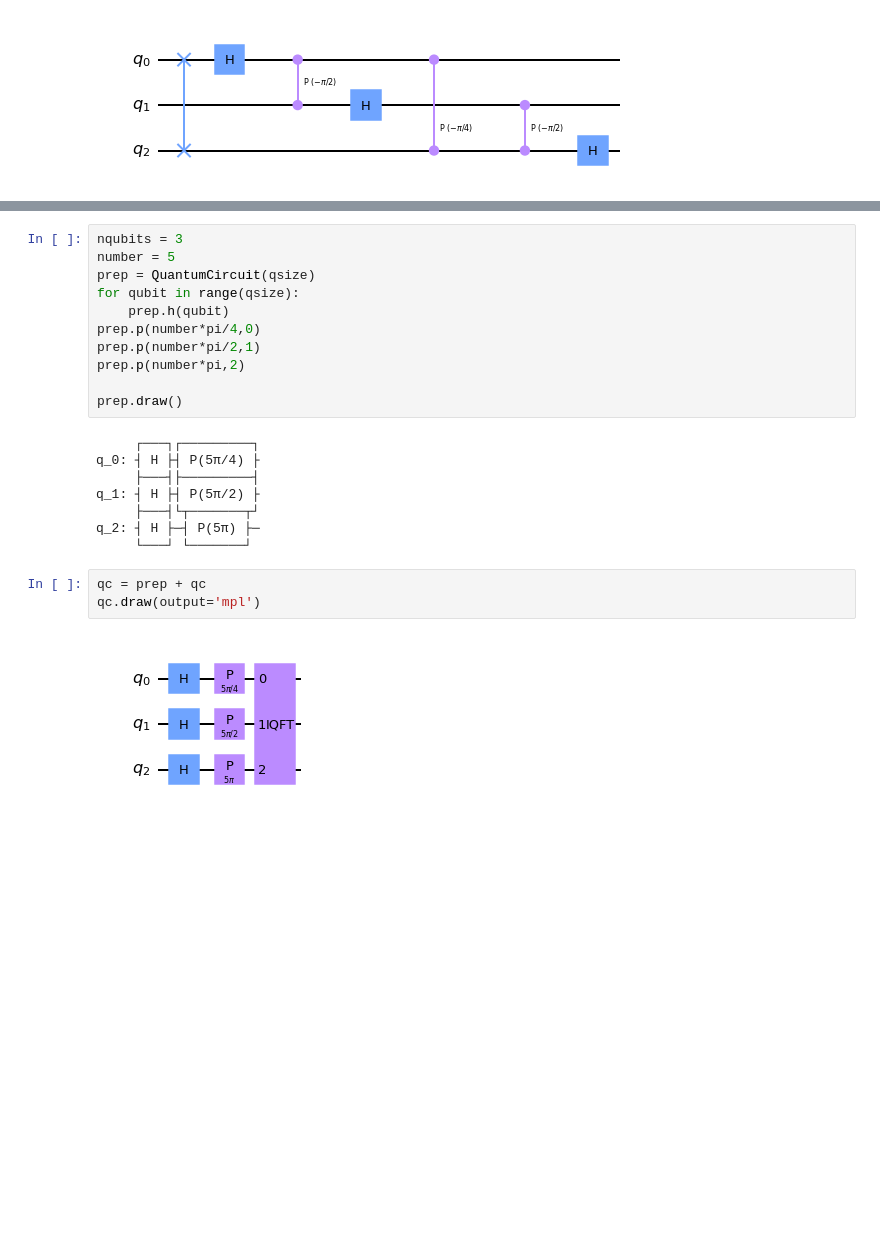
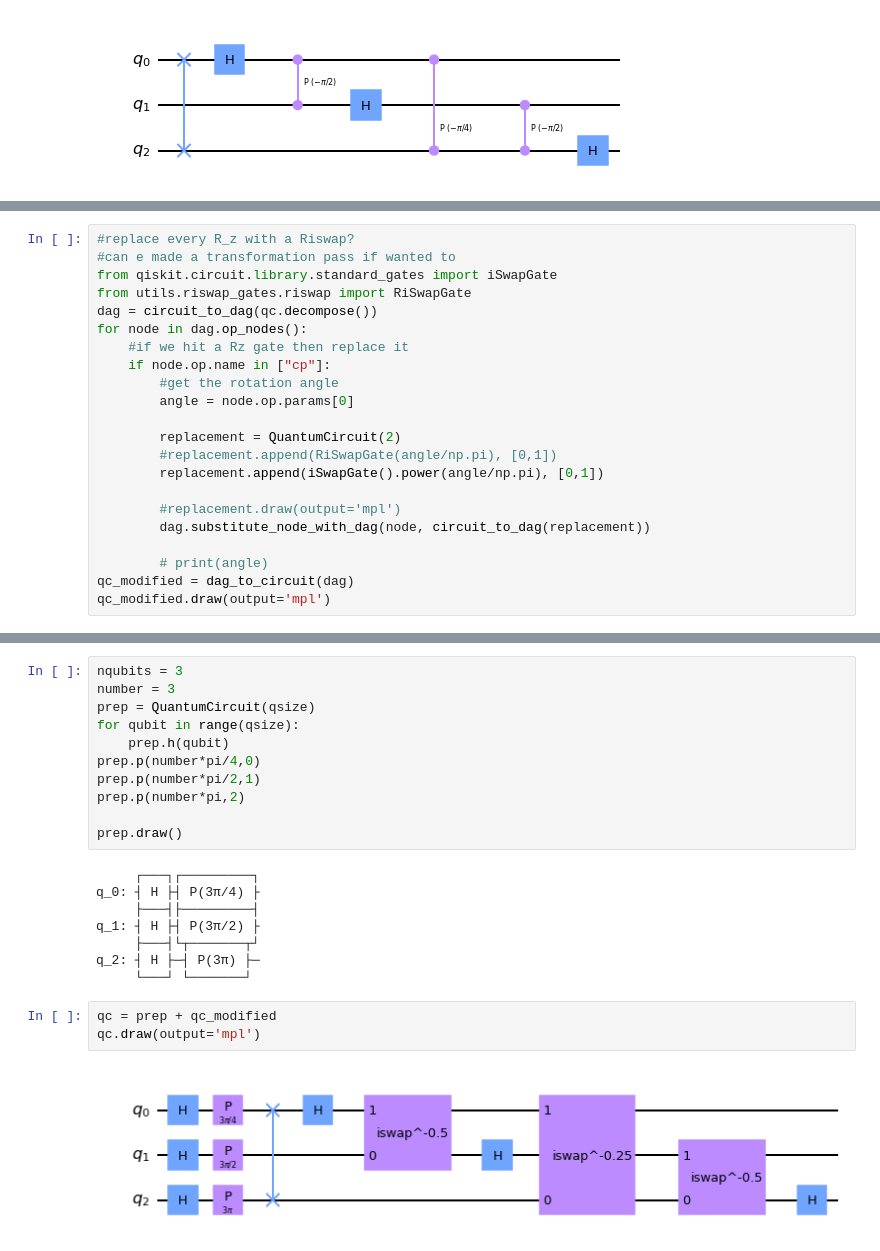
Before and after one commit to Pitt-JonesLab/clonk_transpilation, a Jupyter notebook: benchmark_suite/qft_debug.ipynb, the cells around one changed output, grey strips where cells are left out. Saved outputs shown, nothing was run; the diff lists cells and outputs as text; blank space fills up the shorter version.

```diff
--- a/benchmark_suite/qft_debug.ipynb
+++ b/benchmark_suite/qft_debug.ipynb
@@ -60,0 +62,22 @@ qc.decompose().draw(output='mpl')
+# %%
+#replace every R_z with a Riswap?
+#can e made a transformation pass if wanted to
+from qiskit.circuit.library.standard_gates import iSwapGate
+from utils.riswap_gates.riswap import RiSwapGate
+dag = circuit_to_dag(qc.decompose())
+for node in dag.op_nodes():
+    #if we hit a Rz gate then replace it
+    if node.op.name in ["cp"]:
+        #get the rotation angle
+        angle = node.op.params[0]
+
+        replacement = QuantumCircuit(2)
+        #replacement.append(RiSwapGate(angle/np.pi), [0,1])
+        replacement.append(iSwapGate().power(angle/np.pi), [0,1])
+
+        #replacement.draw(output='mpl')
+        dag.substitute_node_with_dag(node, circuit_to_dag(replacement))
+
+        # print(angle)
+qc_modified = dag_to_circuit(dag)
+qc_modified.draw(output='mpl')
@@ -61,6 +86,6 @@ qc.decompose().draw(output='mpl')
 # %%
 nqubits = 3
-number = 5
+number = 3
 prep = QuantumCircuit(qsize)
 for qubit in range(qsize):
     prep.h(qubit)
@@ -71,17 +96,17 @@ prep.p(number*pi,2)
 prep.draw()
 # %% [output]
      ┌───┐┌─────────┐
-q_0: ┤ H ├┤ P(5π/4) ├
+q_0: ┤ H ├┤ P(3π/4) ├
      ├───┤├─────────┤
-q_1: ┤ H ├┤ P(5π/2) ├
+q_1: ┤ H ├┤ P(3π/2) ├
      ├───┤└┬───────┬┘
-q_2: ┤ H ├─┤ P(5π) ├─
+q_2: ┤ H ├─┤ P(3π) ├─
      └───┘ └───────┘
 # %%
-qc = prep + qc
+qc = prep + qc_modified
 qc.draw(output='mpl')
 # %% [output]
-[figure, old version]
+[figure, new version]
 # %%
 #now simulate the qft to get a histogram
 backend = sim = Aer.get_backend("aer_simulator")
```
Also changed, not shown: parts of 5 cells of this notebook, 17 other files.
